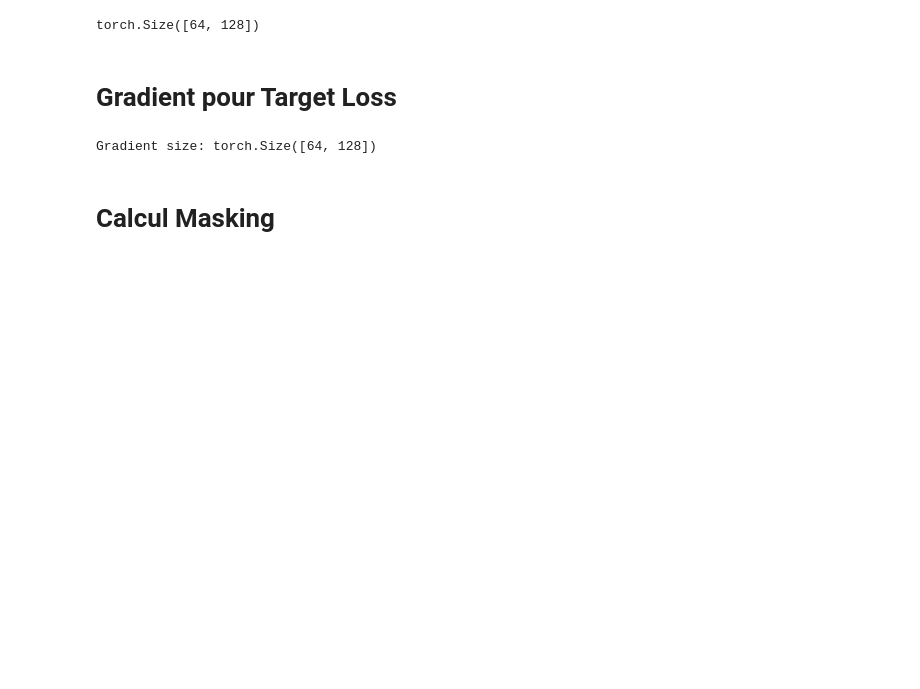
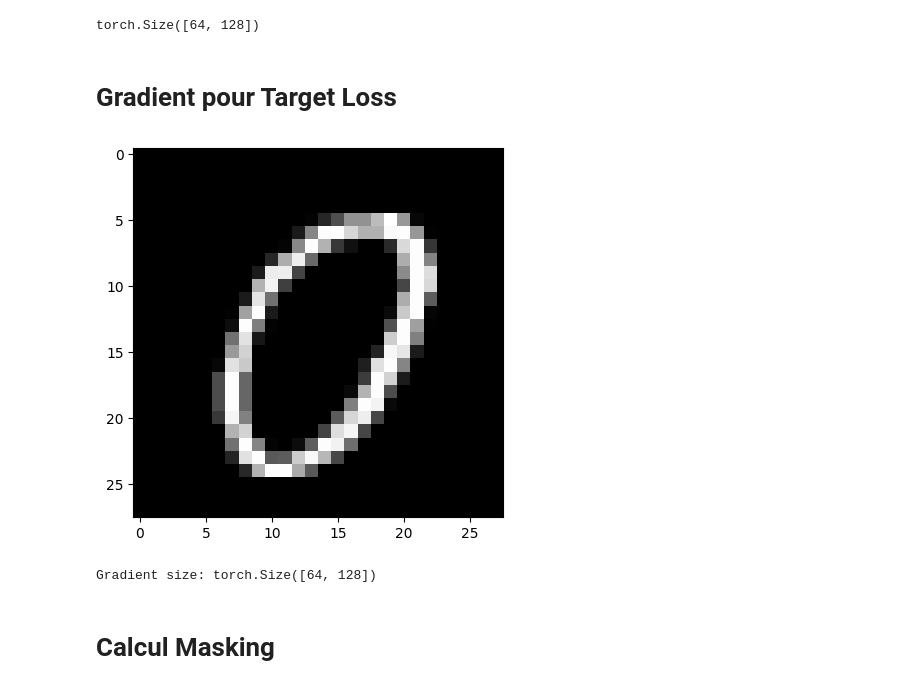
Before and after one commit to owl1996/MachineUL, a Jupyter notebook: main.ipynb, the cells around one changed output. Drawn from its saved outputs; the diff is of its cells as text; code cells hidden in the pictures; blank space fills up the shorter version.

```diff
--- a/main.ipynb
+++ b/main.ipynb
@@ -124,7 +124,12 @@ torch.Size([64, 128])
 # Gradient pour Target Loss
 # %%
 input, _ = next(iter(class_loader))
+# plot un example d'image input
+import matplotlib.pyplot as plt
+plt.imshow(input[0].squeeze(), cmap='gray')
 input = input.to(device)
+# %% [output]
+[figure, added]
 # %%
 def get_output_target(output, class_num):
     output_excluded = torch.cat([output[:, :class_num], output[:, class_num+1:]], dim=1)
```
Also changed, not shown: parts of 3 cells of this notebook.
